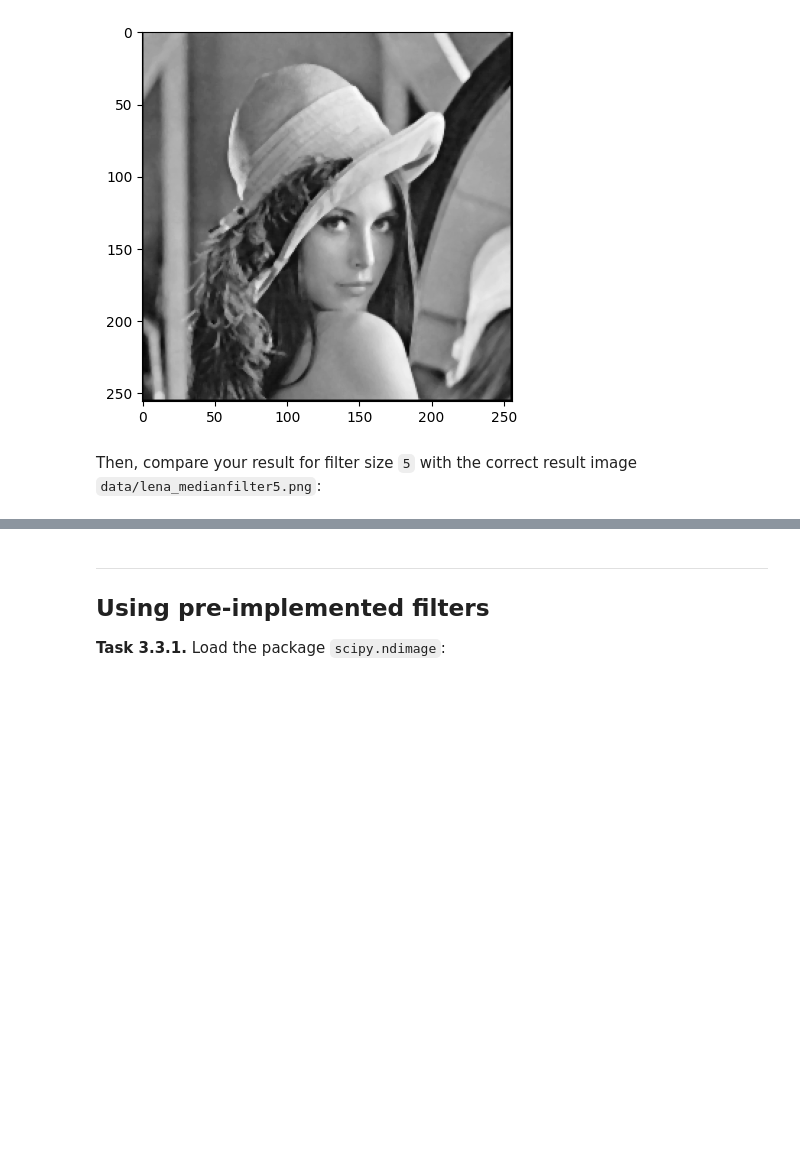
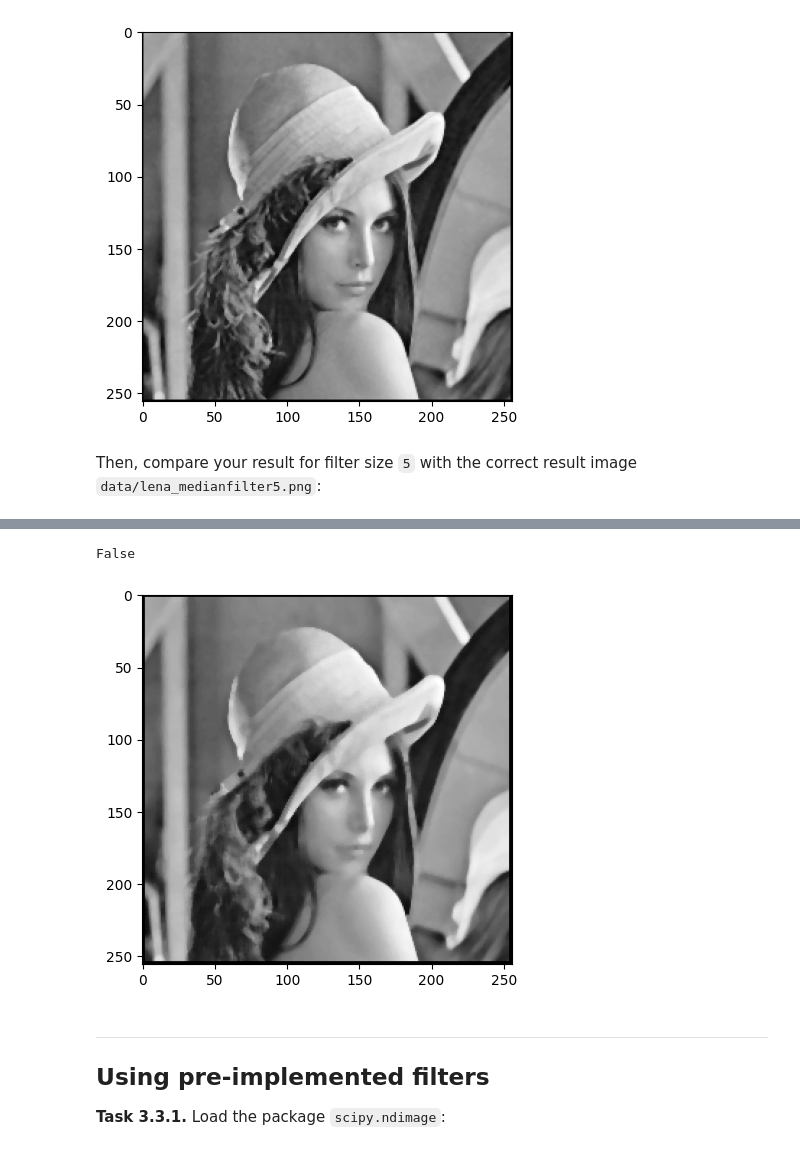
Before and after one commit to Paul-Averdung/mobi-fs3-python, a Jupyter notebook: task3.ipynb, the cells around one changed output, grey strips where cells are left out. Drawn from its saved outputs; the diff is of its cells as text; code cells hidden in the pictures; blank space fills up the shorter version.

```diff
--- a/task3.ipynb
+++ b/task3.ipynb
@@ -93,3 +101,11 @@ Then, compare your result for filter size `5` with the correct result image `dat
+# %%
+plt.imshow(plt.imread('data/lena_medianfilter5.png'), 'gray')
+vorlage = plt.imread('data/lena_medianfilter5.png')
+eigen = medianfilter(img, 5)
+numpy.allclose(vorlage, eigen , atol = 1/255)
+# %% [output]
+False
+[figure, added]
 # %% [markdown]
 ---
 
```
Also changed, not shown: parts of 8 cells of this notebook.
